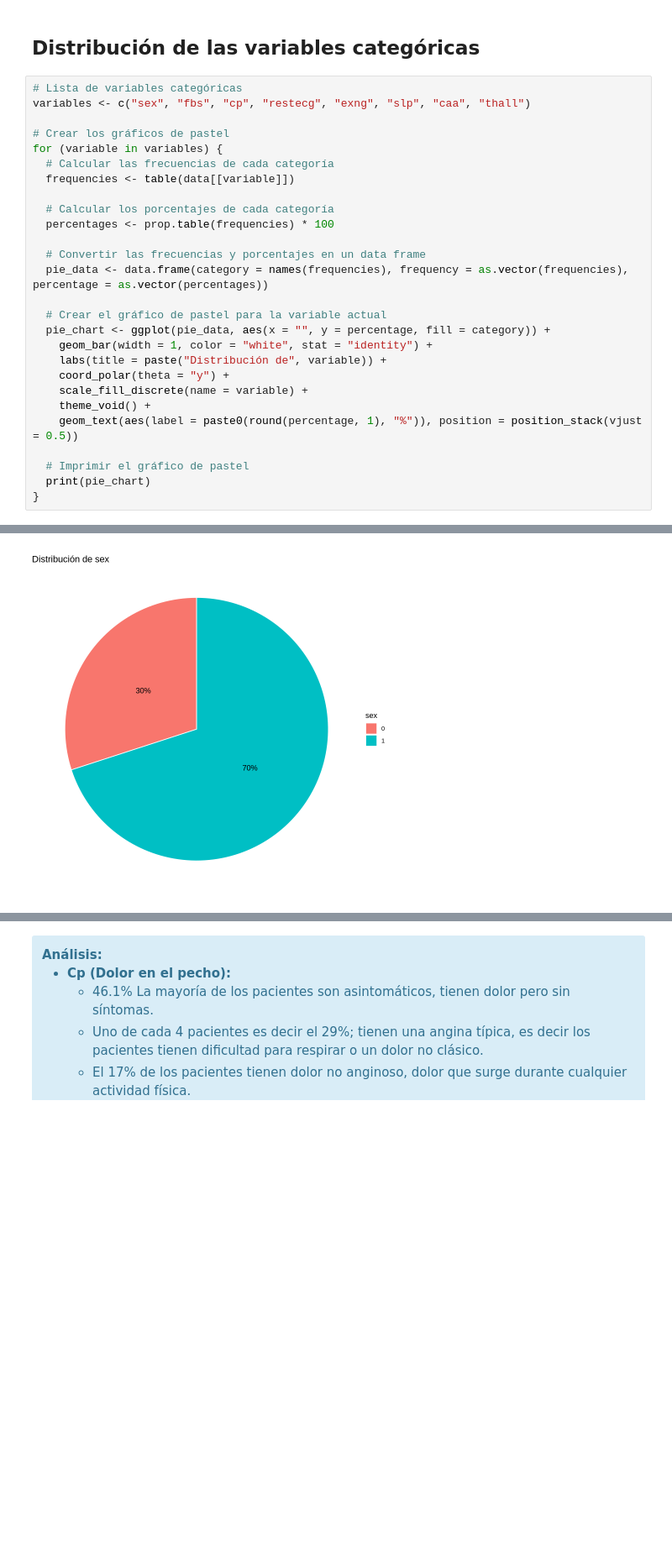
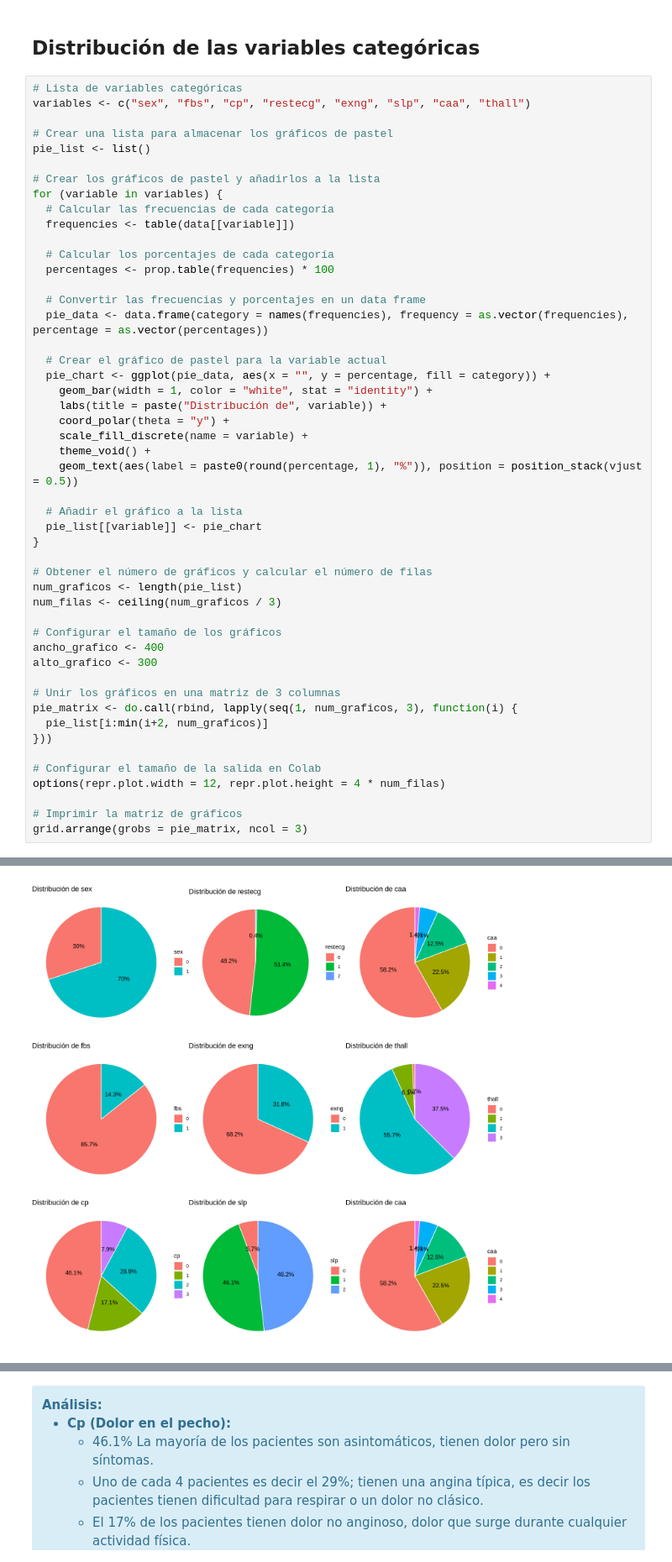
Before and after one commit to gaso/tipilogia_heart-attack-analysis, a Jupyter notebook: analysis.ipynb, the cells around one changed output, grey strips where cells are left out. Shown: that part at 84% size. Cells and saved outputs as stored; diff of their text form; blank space fills up the shorter version.

```diff
--- a/analysis.ipynb
+++ b/analysis.ipynb
@@ -360,7 +360,10 @@ data <- data[!outliers, ]
 # Lista de variables categóricas
 variables <- c("sex", "fbs", "cp", "restecg", "exng", "slp", "caa", "thall")
 
-# Crear los gráficos de pastel
+# Crear una lista para almacenar los gráficos de pastel
+pie_list <- list()
+
+# Crear los gráficos de pastel y añadirlos a la lista
 for (variable in variables) {
   # Calcular las frecuencias de cada categoría
   frequencies <- table(data[[variable]])
@@ -380,7 +383,26 @@ for (variable in variables) {
     theme_void() +
     geom_text(aes(label = paste0(round(percentage, 1), "%")), position = position_stack(vjust = 0.5))
 
-  # Imprimir el gráfico de pastel
-  print(pie_chart)
+  # Añadir el gráfico a la lista
+  pie_list[[variable]] <- pie_chart
 }
+
+# Obtener el número de gráficos y calcular el número de filas
+num_graficos <- length(pie_list)
+num_filas <- ceiling(num_graficos / 3)
+
+# Configurar el tamaño de los gráficos
+ancho_grafico <- 400
+alto_grafico <- 300
+
+# Unir los gráficos en una matriz de 3 columnas
+pie_matrix <- do.call(rbind, lapply(seq(1, num_graficos, 3), function(i) {
+  pie_list[i:min(i+2, num_graficos)]
+}))
+
+# Configurar el tamaño de la salida en Colab
+options(repr.plot.width = 12, repr.plot.height = 4 * num_filas)
+
+# Imprimir la matriz de gráficos
+grid.arrange(grobs = pie_matrix, ncol = 3)
 # %% [output]
@@ -387 +411 @@ for (variable in variables) {
-[figure, old version]
+[figure, new version]
```
Also changed, not shown: parts of 1 cell of this notebook.
